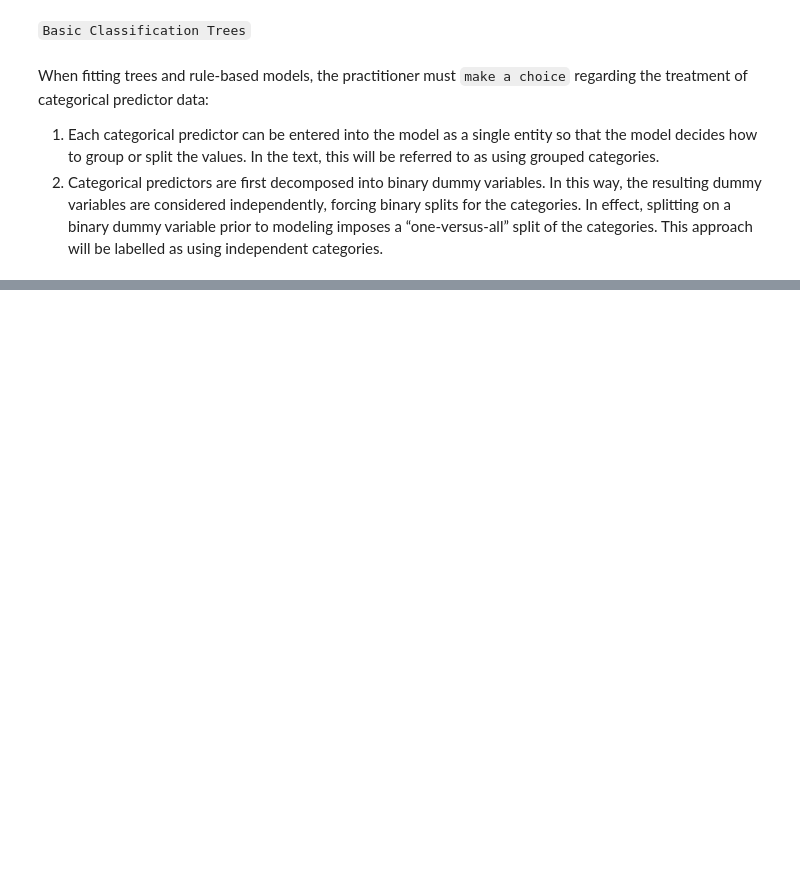
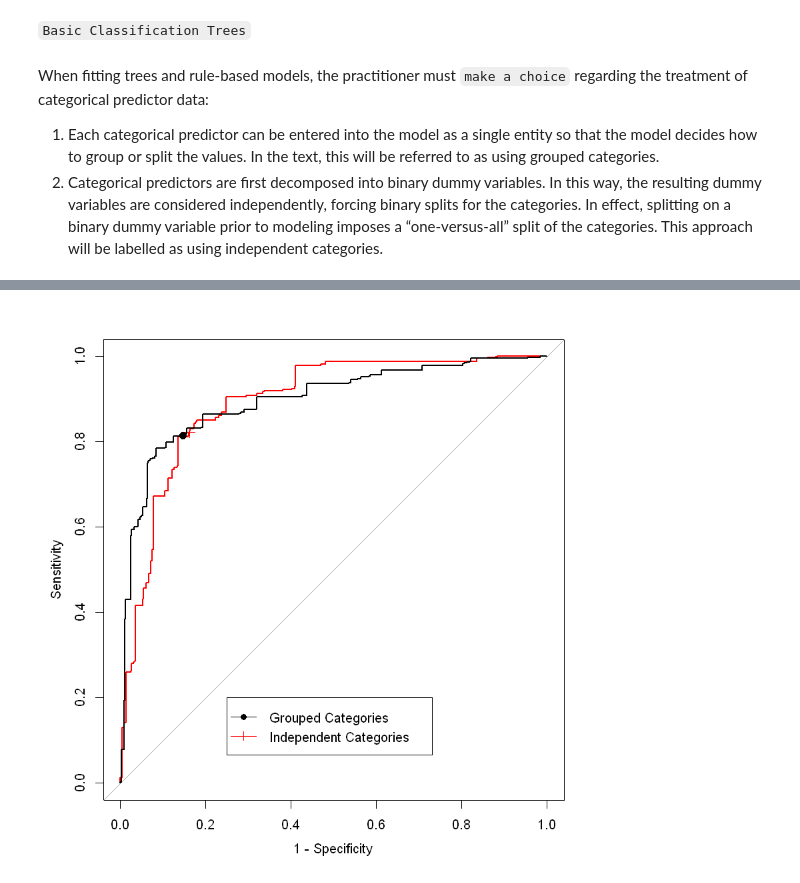
Before and after one commit to Randallzoeng/BookClub, a Jupyter notebook: AppliedPredictiveModeling/Chap. 14 Classification Trees and Rule-Based Models.ipynb, the cells around one changed output, grey strips where cells are left out. Saved outputs shown, nothing was run; the diff lists cells and outputs as text; code cells hidden in the pictures; blank space fills up the shorter version.

```diff
--- a/AppliedPredictiveModeling/Chap. 14 Classification Trees and Rule-Based Models.ipynb
+++ b/AppliedPredictiveModeling/Chap. 14 Classification Trees and Rule-Based Models.ipynb
@@ -15,0 +27,3 @@ load("grant_Data.Rdata")
+# %%
+fullSet <- names(training)[names(training) != "Class"]
+factorPredictors <- names(trn)[names(trn) != "Class"]
@@ -15,0 +89,7 @@ load("grant_Data.Rdata")
+# %%
+library(pROC)
+roc_cart <- roc(
+                response=fit_cart$pred$obs,
+                predictor=fit_cart$pred$successful,
+                levels=rev(levels(fit_cart$pred$obs)))
+roc_cart
@@ -15,0 +104,10 @@ load("grant_Data.Rdata")
+# %%
+set.seed(476)
+fit_cart_factor <- train(,
+                         x=trn[,factorPredictors],
+                         y=trn$Class,
+                        method="rpart",
+                        tuneLength=30,
+                        metric="ROC",
+                        trControl=ctrl)
+fit_cart_factor
@@ -15,0 +153,5 @@ load("grant_Data.Rdata")
+# %%
+roc_cart_factor <- roc(response = fit_cart_factor$pred$obs,
+                      predictor=fit_cart_factor$pred$successful,
+                      levels-rev(levels(fit_cart_factor$pred$obs)))
+roc_cart_factor
@@ -15,0 +164,21 @@ load("grant_Data.Rdata")
+# %%
+plot(roc_cart, type = "s", print.thres = c(.5),
+     print.thres.pch = 3,
+     print.thres.pattern = "",
+     print.thres.cex = 1.2,
+     col = "red", legacy.axes = TRUE,
+     print.thres.col = "red")
+plot(roc_cart_factor,
+     type = "s",
+     add = TRUE,
+     print.thres = c(.5),
+     print.thres.pch = 16, legacy.axes = TRUE,
+     print.thres.pattern = "",
+     print.thres.cex = 1.2)
+legend(.75, .2,
+       c("Grouped Categories", "Independent Categories"),
+       lwd = c(1, 1),
+       col = c("black", "red"),
+       pch = c(16, 3))
+# %% [output]
+[figure, added]
```
Also changed, not shown: parts of 19 cells of this notebook, 1 other file.
